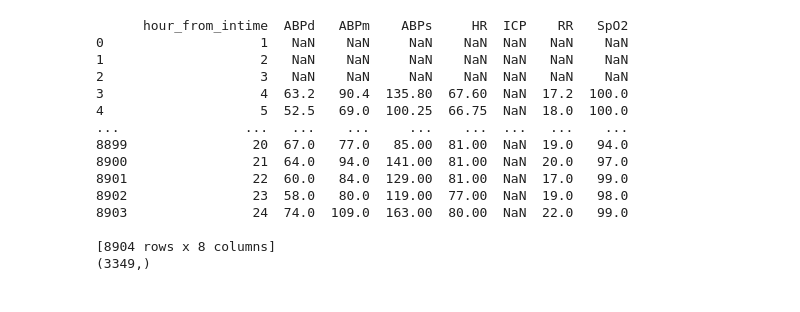
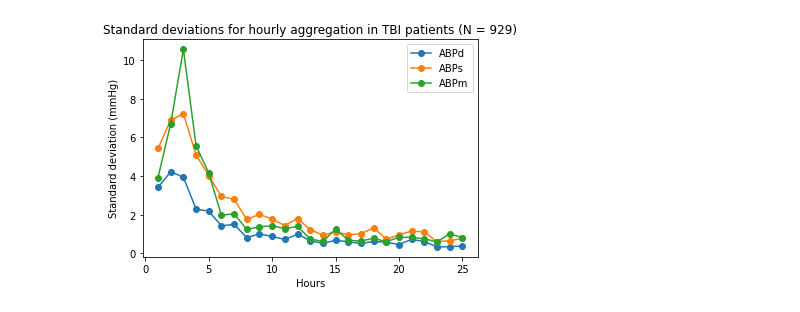
Before and after one commit to AgatheZ/Master-Project, a Jupyter notebook: MIMIC_IV/Database analysis/eda_reg.ipynb, the cells around one changed output. Drawn from its saved outputs; the diff is of its cells as text; code cells hidden in the pictures.

```diff
--- a/MIMIC_IV/Database analysis/eda_reg.ipynb
+++ b/MIMIC_IV/Database analysis/eda_reg.ipynb
@@ -7,25 +7,9 @@ import seaborn as sns
 import plotly.graph_objects as go
 import plotly.io as pio
 # %%
-df = pd.read_csv('preprocessed_batches\df_hourly_reg.csv', delimiter=',')
-print(df)
+
+
 batches_ABP = np.load('preprocessed_batches\ABP_batches.npy', allow_pickle = True)
-# %% [output]
-      hour_from_intime  ABPd   ABPm    ABPs     HR  ICP    RR   SpO2
-0                    1   NaN    NaN     NaN    NaN  NaN   NaN    NaN
-1                    2   NaN    NaN     NaN    NaN  NaN   NaN    NaN
-2                    3   NaN    NaN     NaN    NaN  NaN   NaN    NaN
-3                    4  63.2   90.4  135.80  67.60  NaN  17.2  100.0
-4                    5  52.5   69.0  100.25  66.75  NaN  18.0  100.0
-...                ...   ...    ...     ...    ...  ...   ...    ...
-8899                20  67.0   77.0   85.00  81.00  NaN  19.0   94.0
-8900                21  64.0   94.0  141.00  81.00  NaN  20.0   97.0
-8901                22  60.0   84.0  129.00  81.00  NaN  17.0   99.0
-8902                23  58.0   80.0  119.00  77.00  NaN  19.0   98.0
-8903                24  74.0  109.0  163.00  80.00  NaN  22.0   99.0
-
-[8904 rows x 8 columns]
-(3349,)
 # %%
 import plotly.graph_objects as go
 
@@ -36,3 +20,24 @@ fig.add_trace(go.Box(y=df['ABPm'], boxpoints='all', name = 'ABPm'))
 fig.add_trace(go.Box(y=df['ABPs'], boxpoints='all', name = 'ABPs'))
 fig.add_trace(go.Box(y=df['ABPd'], boxpoints='all', name = 'ABPd'))
 fig.show()
+# %%
+df_hourly = pd.read_csv(r'C:\Users\USER\OneDrive\Summer_project\Azure\data\preprocessed_mimic4_hour_std.csv', delimiter=',')
+df_std = df_hourly.pivot_table(index = ['stay_id', 'hour_from_intime'], columns = 'feature_name', values = 'std')
+df_std = df_std.reset_index(level=[ 'stay_id'])
+df_std.drop(columns = 'stay_id', inplace = True)
+vit = ['ABPd', 'ABPs', 'ABPm']
+mean_std = pd.DataFrame()
+for v in vit:
+    mean_std[v] = [df_std.loc[i][v].mean() for i in range(25)]
+
+plt.plot(range(1,26), mean_std['ABPd'], label = 'ABPd', linestyle='-', marker='o')
+plt.plot(range(1,26), mean_std['ABPs'], label = 'ABPs', linestyle='-', marker='o')
+plt.plot(range(1,26), mean_std['ABPm'], label = 'ABPm', linestyle='-', marker='o')
+plt.ylabel('Standard deviation (mmHg)')
+plt.xlabel('Hours')
+plt.title('Standard deviations for hourly aggregation in TBI patients (N = 929)')
+plt.legend(loc='upper right')
+plt.savefig('std_analysis')
+plt.show()
+# %% [output]
+[figure, added]
```
Also changed, not shown: parts of 2 cells of this notebook, 17 other files.
